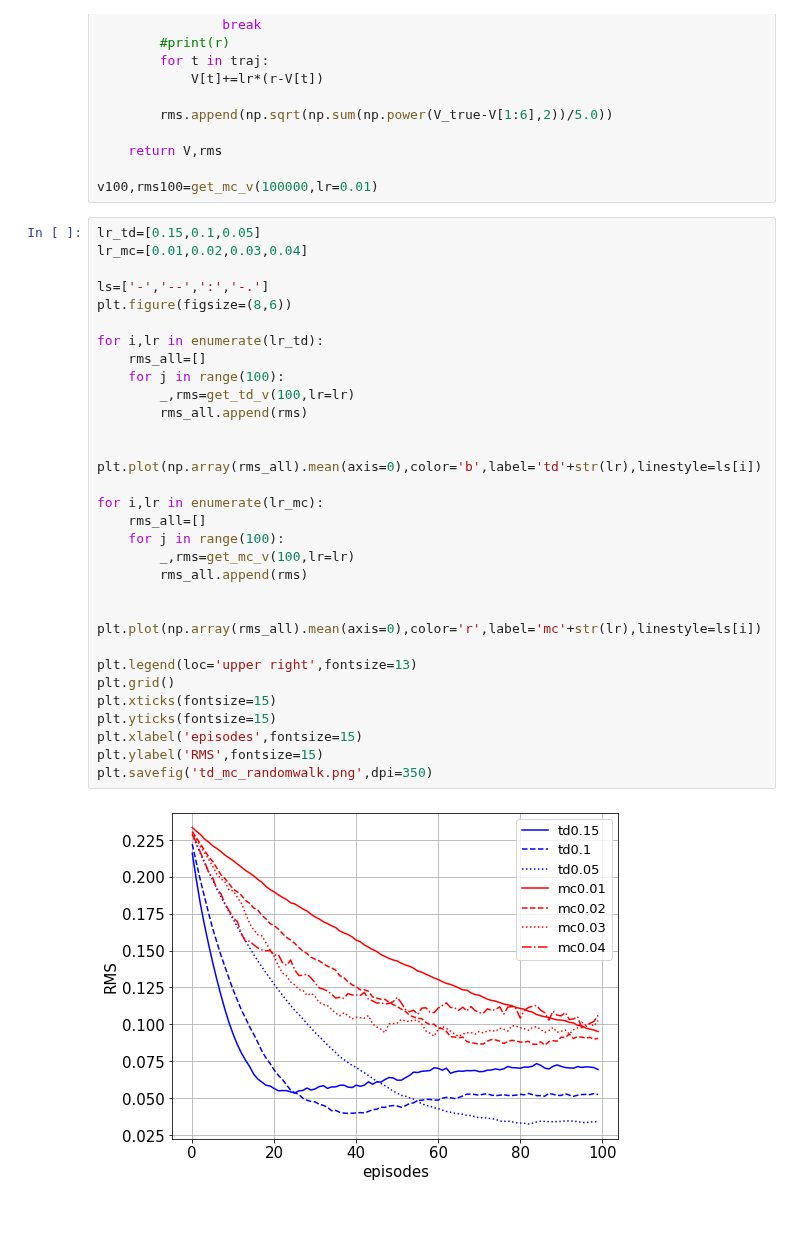
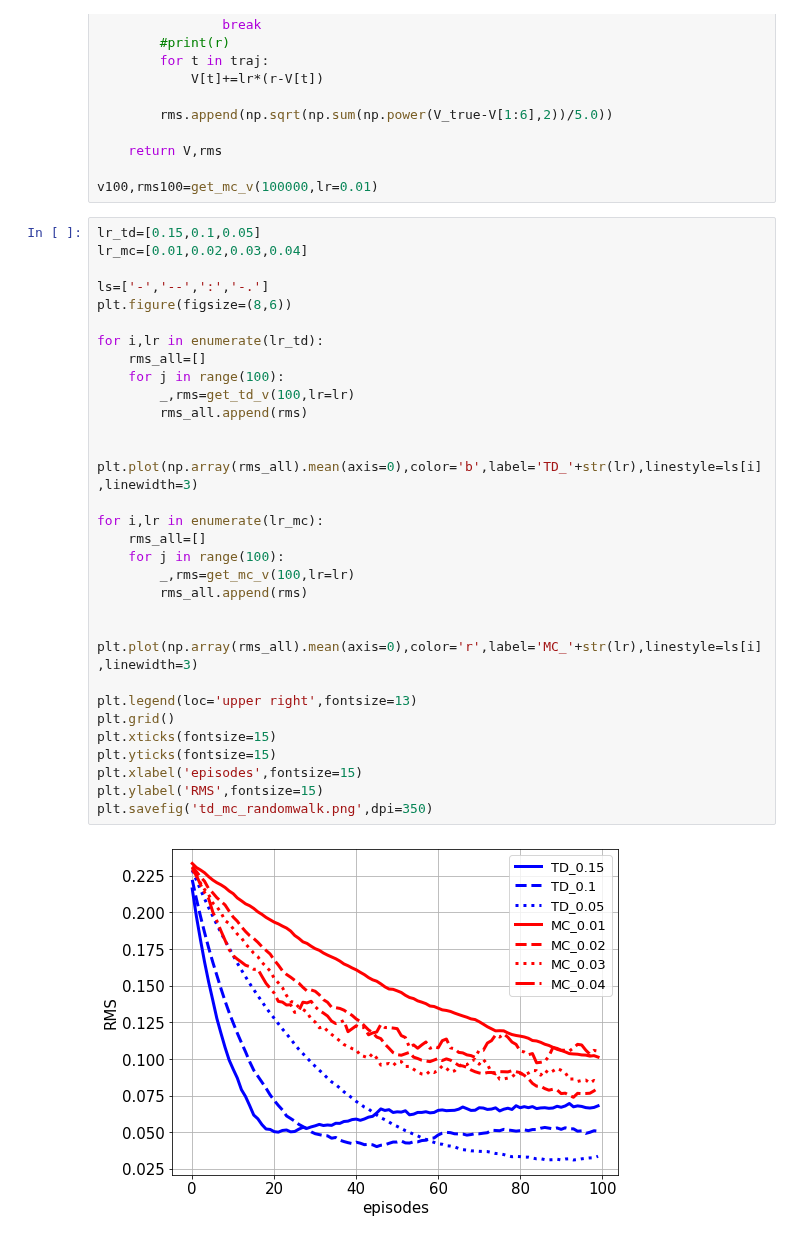
Before and after one commit to ha5ha6/judy_blog, a Jupyter notebook: _notebooks/randomwalk.ipynb, the cells around one changed output. Drawn from its saved outputs; the diff is of its cells as text.

```diff
--- a/_notebooks/randomwalk.ipynb
+++ b/_notebooks/randomwalk.ipynb
@@ -102,32 +101,32 @@ v100,rms100=get_mc_v(100000,lr=0.01)
 # %%
 lr_td=[0.15,0.1,0.05]
 lr_mc=[0.01,0.02,0.03,0.04]
 
 ls=['-','--',':','-.']
 plt.figure(figsize=(8,6))
 
 for i,lr in enumerate(lr_td):
     rms_all=[]
     for j in range(100):
         _,rms=get_td_v(100,lr=lr)
         rms_all.append(rms)
 
-    plt.plot(np.array(rms_all).mean(axis=0),color='b',label='td'+str(lr),linestyle=ls[i])
+    plt.plot(np.array(rms_all).mean(axis=0),color='b',label='TD_'+str(lr),linestyle=ls[i],linewidth=3)
 
 for i,lr in enumerate(lr_mc):
     rms_all=[]
     for j in range(100):
         _,rms=get_mc_v(100,lr=lr)
         rms_all.append(rms)
 
-    plt.plot(np.array(rms_all).mean(axis=0),color='r',label='mc'+str(lr),linestyle=ls[i])
+    plt.plot(np.array(rms_all).mean(axis=0),color='r',label='MC_'+str(lr),linestyle=ls[i],linewidth=3)
 
 plt.legend(loc='upper right',fontsize=13)
 plt.grid()
 plt.xticks(fontsize=15)
 plt.yticks(fontsize=15)
 plt.xlabel('episodes',fontsize=15)
 plt.ylabel('RMS',fontsize=15)
 plt.savefig('td_mc_randomwalk.png',dpi=350)
 # %% [output]
-[figure, old version]
+[figure, new version]
```
Also changed, not shown: parts of 5 cells of this notebook, 10 other files.
